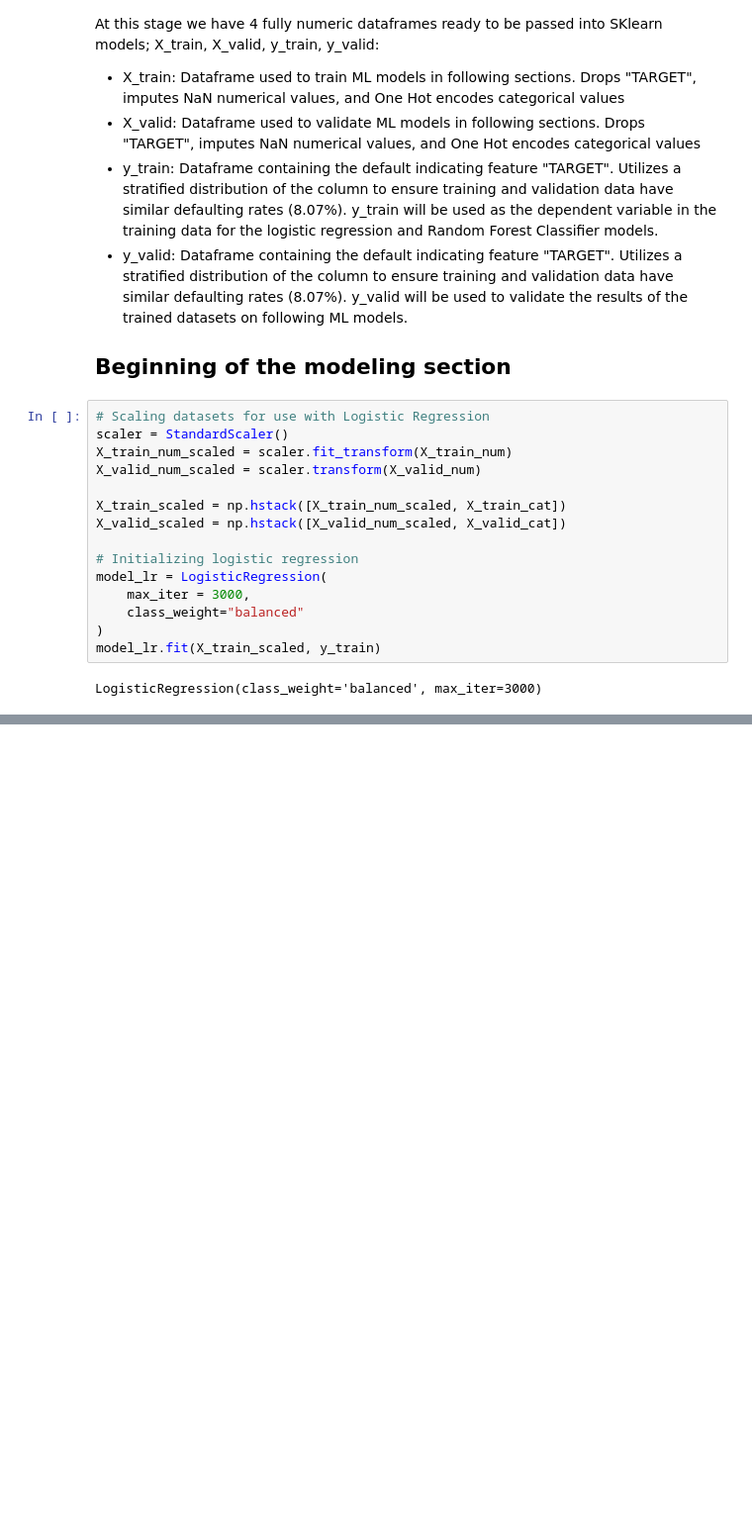
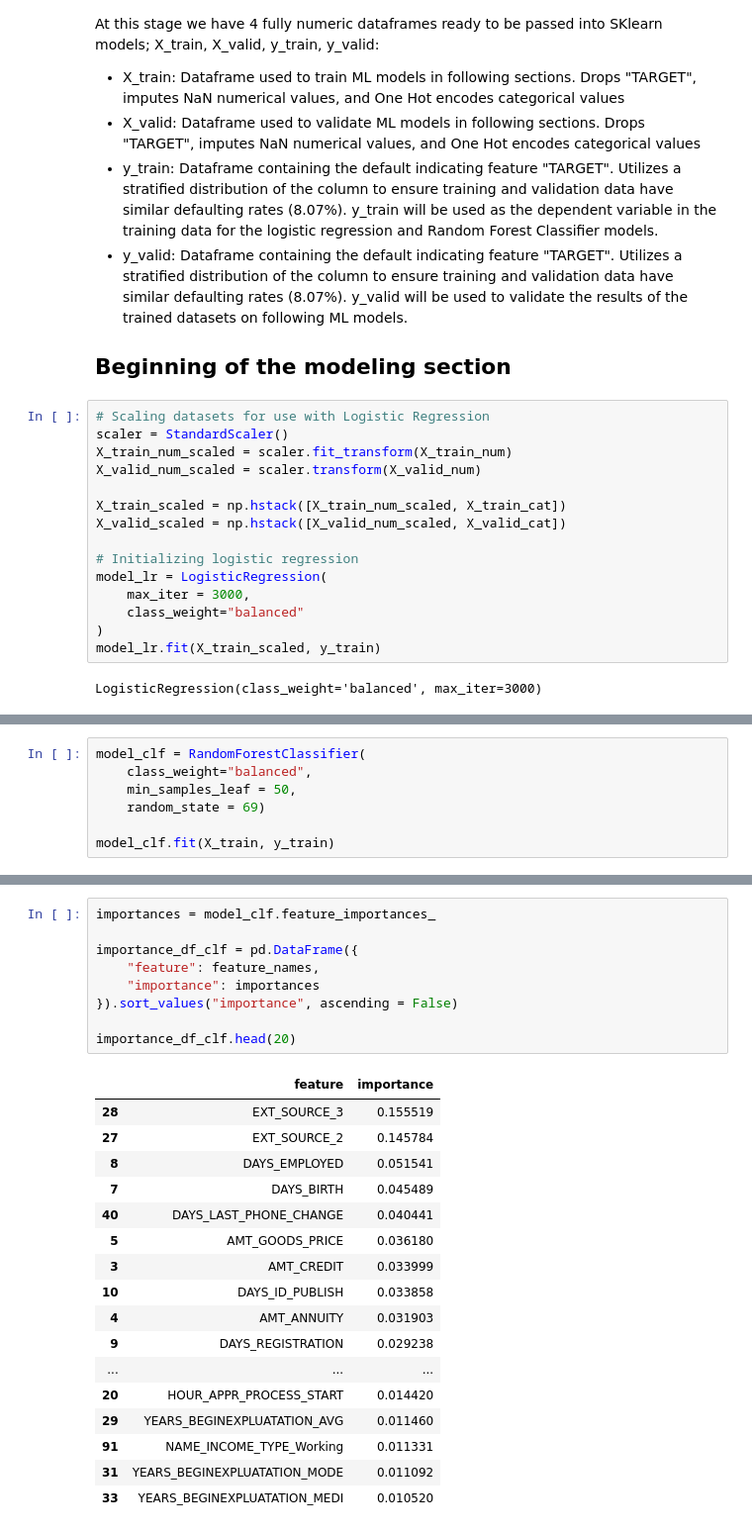
Before and after one commit to ehnidaWGU/D502-WGU-Capstone, a Jupyter notebook: notebooks/baseline_modeling_03.ipynb, the cells around one changed output, grey strips where cells are left out. Shown at 99% size. Saved outputs shown, nothing was run; the diff lists cells and outputs as text; blank space fills up the shorter version.

```diff
--- a/notebooks/baseline_modeling_03.ipynb
+++ b/notebooks/baseline_modeling_03.ipynb
@@ -143,0 +286,7 @@ array([[0.52285595, 0.47714405],
+# %%
+model_clf = RandomForestClassifier(
+    class_weight="balanced",
+    min_samples_leaf = 50,
+    random_state = 69)
+
+model_clf.fit(X_train, y_train)
@@ -143,0 +322,27 @@ array([[0.52285595, 0.47714405],
+# %%
+importances = model_clf.feature_importances_
+
+importance_df_clf = pd.DataFrame({
+    "feature": feature_names,
+    "importance": importances
+}).sort_values("importance", ascending = False)
+
+importance_df_clf.head(20)
+# %% [output]
+|  | feature | importance |
+| 28 | EXT_SOURCE_3 | 0.155519 |
+| 27 | EXT_SOURCE_2 | 0.145784 |
+| 8 | DAYS_EMPLOYED | 0.051541 |
+| 7 | DAYS_BIRTH | 0.045489 |
+| 40 | DAYS_LAST_PHONE_CHANGE | 0.040441 |
+| 5 | AMT_GOODS_PRICE | 0.036180 |
+| 3 | AMT_CREDIT | 0.033999 |
+| 10 | DAYS_ID_PUBLISH | 0.033858 |
+| 4 | AMT_ANNUITY | 0.031903 |
+| 9 | DAYS_REGISTRATION | 0.029238 |
+| ... | ... | ... |
+| 20 | HOUR_APPR_PROCESS_START | 0.014420 |
+| 29 | YEARS_BEGINEXPLUATATION_AVG | 0.011460 |
+| 91 | NAME_INCOME_TYPE_Working | 0.011331 |
+| 31 | YEARS_BEGINEXPLUATATION_MODE | 0.011092 |
+| 33 | YEARS_BEGINEXPLUATATION_MEDI | 0.010520 |
```
Also changed, not shown: parts of 28 cells of this notebook.
